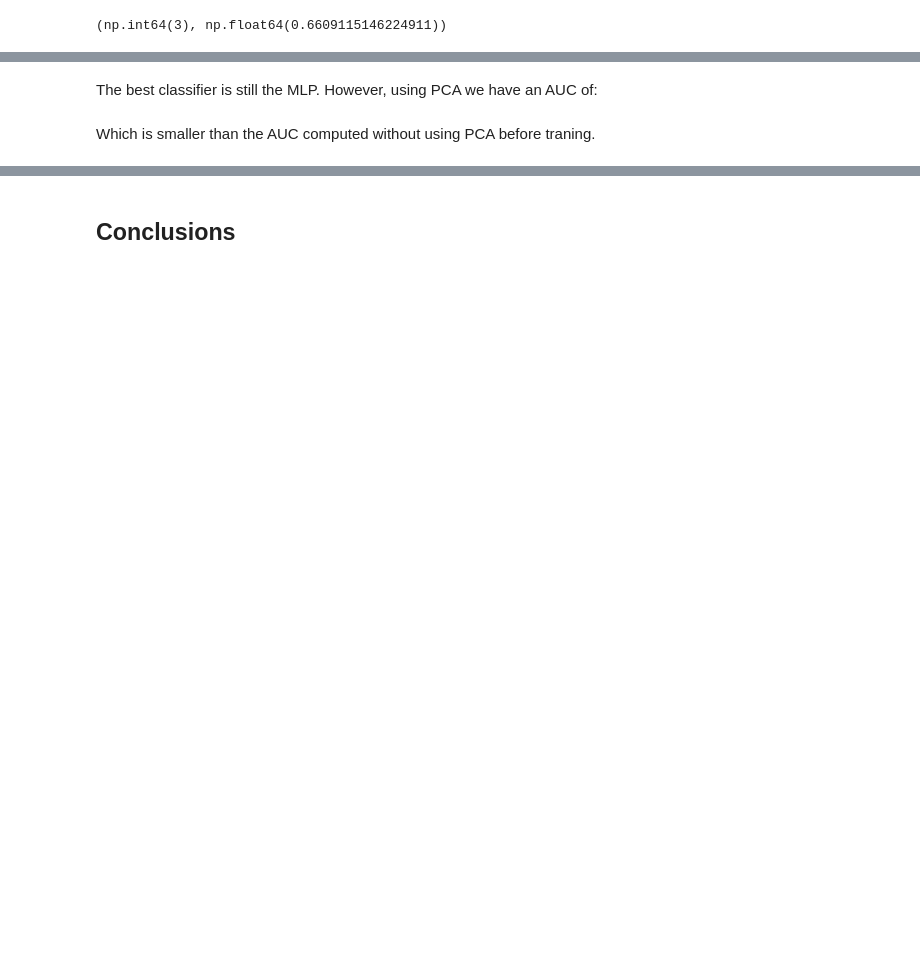
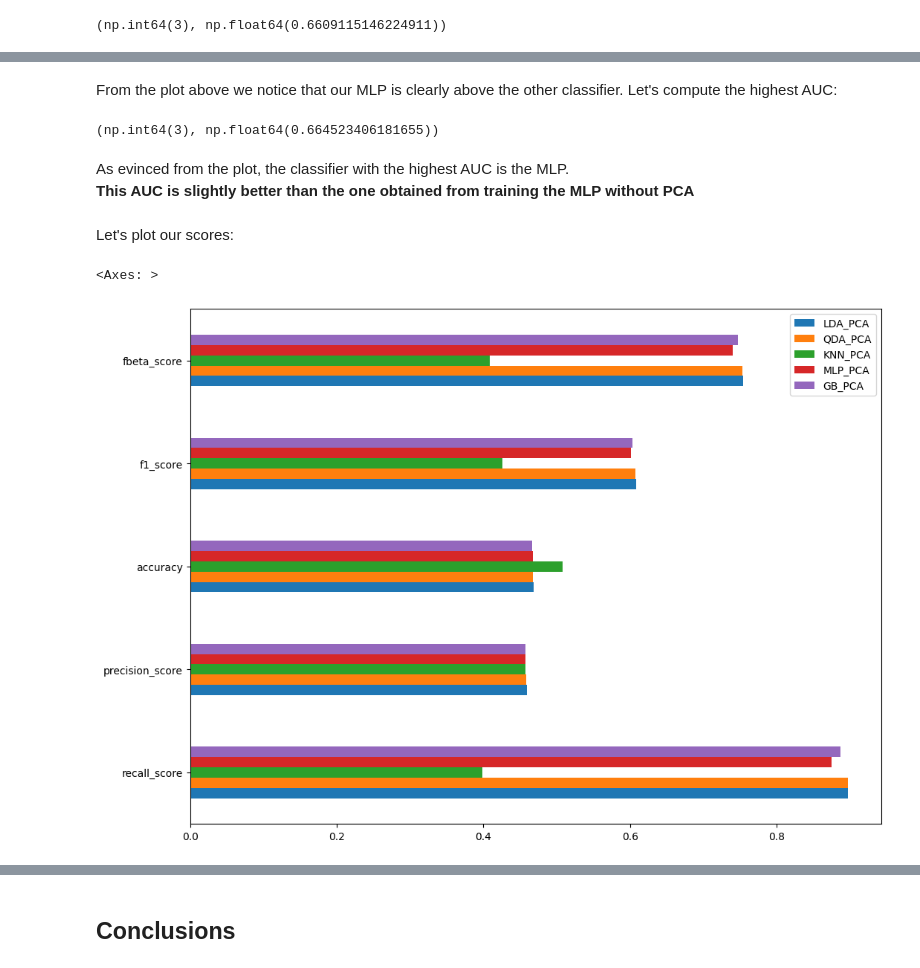
Before and after one commit to weiss25r/Data-analysis-of-diabetic-patients-readmissions-in-hospitals, a Jupyter notebook: main.ipynb, the cells around one changed output, grey strips where cells are left out. Cells and saved outputs as stored; diff of their text form; code cells hidden in the pictures; blank space fills up the shorter version.

```diff
--- a/main.ipynb
+++ b/main.ipynb
@@ -1440,4 +1513,18 @@ plt.show()
-# %% [markdown]
-The best classifier is still the MLP. However, using PCA we have an AUC of:
-# %% [markdown]
-Which is smaller than the AUC computed without using PCA before traning.
+# %% [markdown]
+From the plot above we notice that our MLP is clearly above the other classifier. Let's compute the highest AUC:
+# %%
+np.argmax(aucs_pca), np.max(aucs_pca)
+# %% [output]
+(np.int64(3), np.float64(0.664523406181655))
+# %% [markdown]
+As evinced from the plot, the classifier with the highest AUC is the MLP.<br>
+**This AUC is slightly better than the one obtained from training the MLP without PCA**
+# %% [markdown]
+Let's plot our scores:
+# %%
+view_pca = scores_df[["LDA_PCA","QDA_PCA", "KNN_PCA", "MLP_PCA", "GB_PCA"]]
+# %%
+view_pca.plot.barh(figsize=(12, 9))
+# %% [output]
+<Axes: >
+[figure, added]
```
Also changed, not shown: parts of 33 cells of this notebook.
